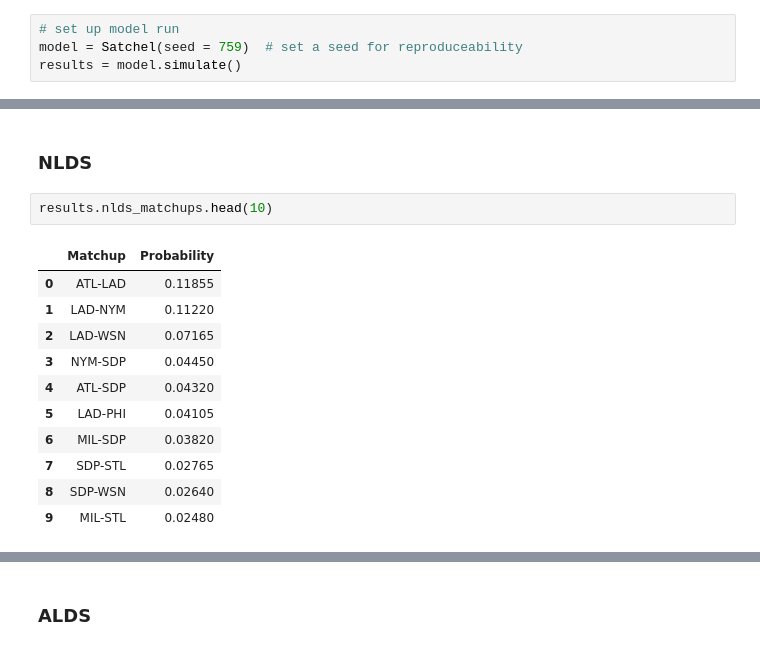
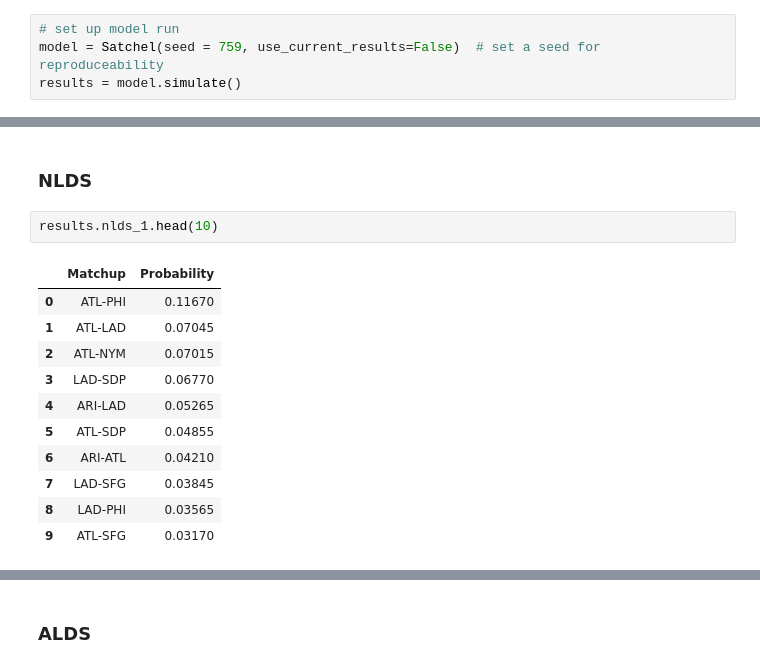
Before and after one commit to andersonfrailey/satchel, a Jupyter notebook: satchelexample.ipynb, the cells around one changed output, grey strips where cells are left out. Saved outputs shown, nothing was run; the diff lists cells and outputs as text.

```diff
--- a/satchelexample.ipynb
+++ b/satchelexample.ipynb
@@ -6,7 +6,7 @@ This notebook walks you through how to use the Satchel package and it's various
 from satchel.model import Satchel
 # %%
 # set up model run
-model = Satchel(seed = 759)  # set a seed for reproduceability
+model = Satchel(seed = 759, use_current_results=False)  # set a seed for reproduceability
 results = model.simulate()
 # %% [markdown]
 ## Results
@@ -115,16 +154,16 @@ results.alwc_matchups.head(10)
 # %% [markdown]
 ### NLDS
 # %%
-results.nlds_matchups.head(10)
+results.nlds_1.head(10)
 # %% [output]
 |  | Matchup | Probability |
-| 0 | ATL-LAD | 0.11855 |
-| 1 | LAD-NYM | 0.11220 |
-| 2 | LAD-WSN | 0.07165 |
-| 3 | NYM-SDP | 0.04450 |
-| 4 | ATL-SDP | 0.04320 |
-| 5 | LAD-PHI | 0.04105 |
-| 6 | MIL-SDP | 0.03820 |
-| 7 | SDP-STL | 0.02765 |
-| 8 | SDP-WSN | 0.02640 |
-| 9 | MIL-STL | 0.02480 |
+| 0 | ATL-PHI | 0.11670 |
+| 1 | ATL-LAD | 0.07045 |
+| 2 | ATL-NYM | 0.07015 |
+| 3 | LAD-SDP | 0.06770 |
+| 4 | ARI-LAD | 0.05265 |
+| 5 | ATL-SDP | 0.04855 |
+| 6 | ARI-ATL | 0.04210 |
+| 7 | LAD-SFG | 0.03845 |
+| 8 | LAD-PHI | 0.03565 |
+| 9 | ATL-SFG | 0.03170 |
```
Also changed, not shown: parts of 22 cells of this notebook, 4 other files.
